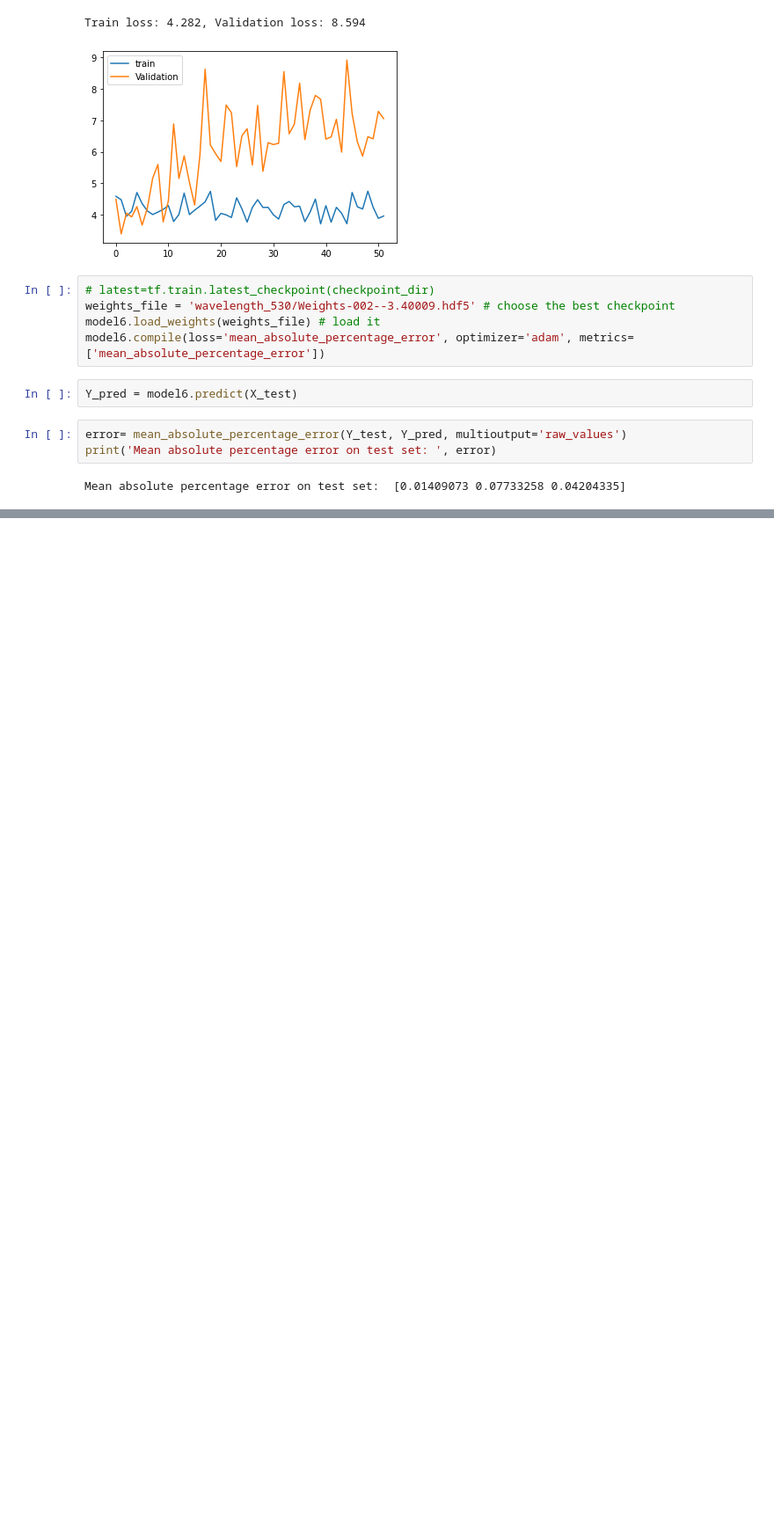
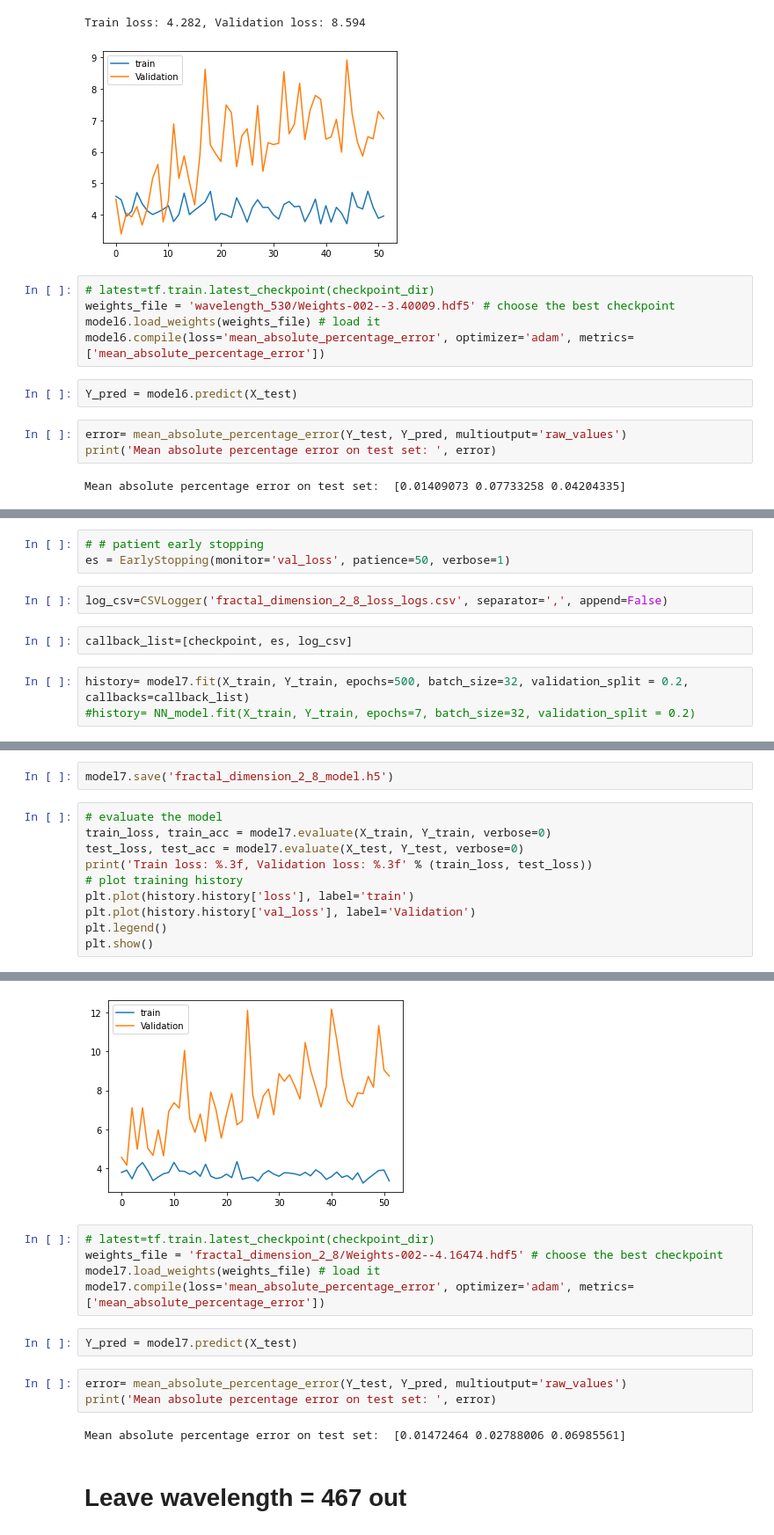
Before and after one commit to jaikrishna-patil/BC-Aerosol-Project, a Jupyter notebook: Neural_Network_model.ipynb, the cells around one changed output, grey strips where cells are left out. Shown: that part at 88% size. Cells and saved outputs as stored; diff of their text form; blank space fills up the shorter version.

```diff
--- a/Neural_Network_model.ipynb
+++ b/Neural_Network_model.ipynb
@@ -813,0 +874,10 @@ Mean absolute percentage error on test set:  [0.01409073 0.07733258 0.04204335]
+# %%
+# # patient early stopping
+es = EarlyStopping(monitor='val_loss', patience=50, verbose=1)
+# %%
+log_csv=CSVLogger('fractal_dimension_2_8_loss_logs.csv', separator=',', append=False)
+# %%
+callback_list=[checkpoint, es, log_csv]
+# %%
+history= model7.fit(X_train, Y_train, epochs=500, batch_size=32, validation_split = 0.2, callbacks=callback_list)
+#history= NN_model.fit(X_train, Y_train, epochs=7, batch_size=32, validation_split = 0.2)
@@ -813,0 +902,13 @@ Mean absolute percentage error on test set:  [0.01409073 0.07733258 0.04204335]
+# %%
+model7.save('fractal_dimension_2_8_model.h5')
+# %%
+# evaluate the model
+train_loss, train_acc = model7.evaluate(X_train, Y_train, verbose=0)
+test_loss, test_acc = model7.evaluate(X_test, Y_test, verbose=0)
+print('Train loss: %.3f, Validation loss: %.3f' % (train_loss, test_loss))
+# plot training history
+plt.plot(history.history['loss'], label='train')
+plt.plot(history.history['val_loss'], label='Validation')
+plt.legend()
+plt.show()
+# %% [output]
@@ -813,0 +916,15 @@ Mean absolute percentage error on test set:  [0.01409073 0.07733258 0.04204335]
+[figure, added]
+# %%
+# latest=tf.train.latest_checkpoint(checkpoint_dir)
+weights_file = 'fractal_dimension_2_8/Weights-002--4.16474.hdf5' # choose the best checkpoint
+model7.load_weights(weights_file) # load it
+model7.compile(loss='mean_absolute_percentage_error', optimizer='adam', metrics=['mean_absolute_percentage_error'])
+# %%
+Y_pred = model7.predict(X_test)
+# %%
+error= mean_absolute_percentage_error(Y_test, Y_pred, multioutput='raw_values')
+print('Mean absolute percentage error on test set: ', error)
+# %% [output]
+Mean absolute percentage error on test set:  [0.01472464 0.02788006 0.06985561]
+# %% [markdown]
+# Leave wavelength = 467 out
```
Also changed, not shown: parts of 25 cells of this notebook.
